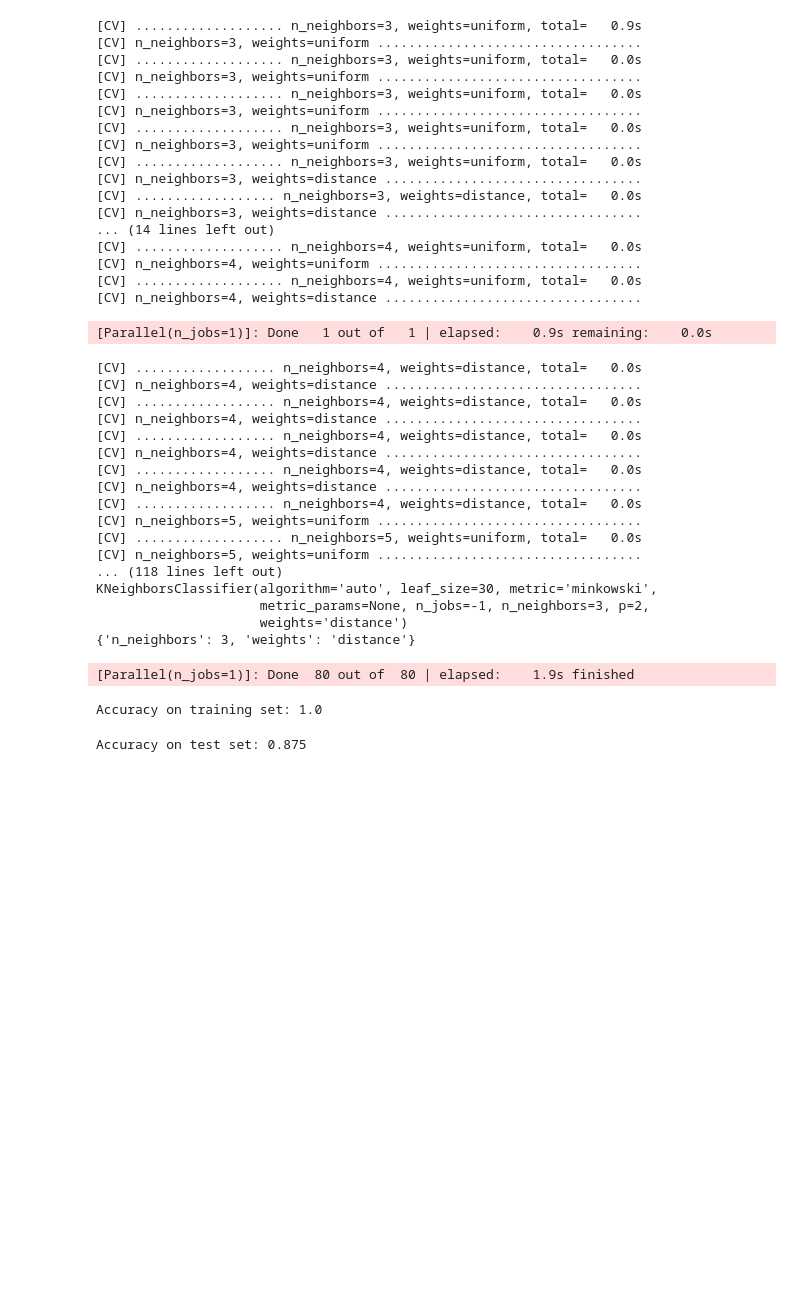
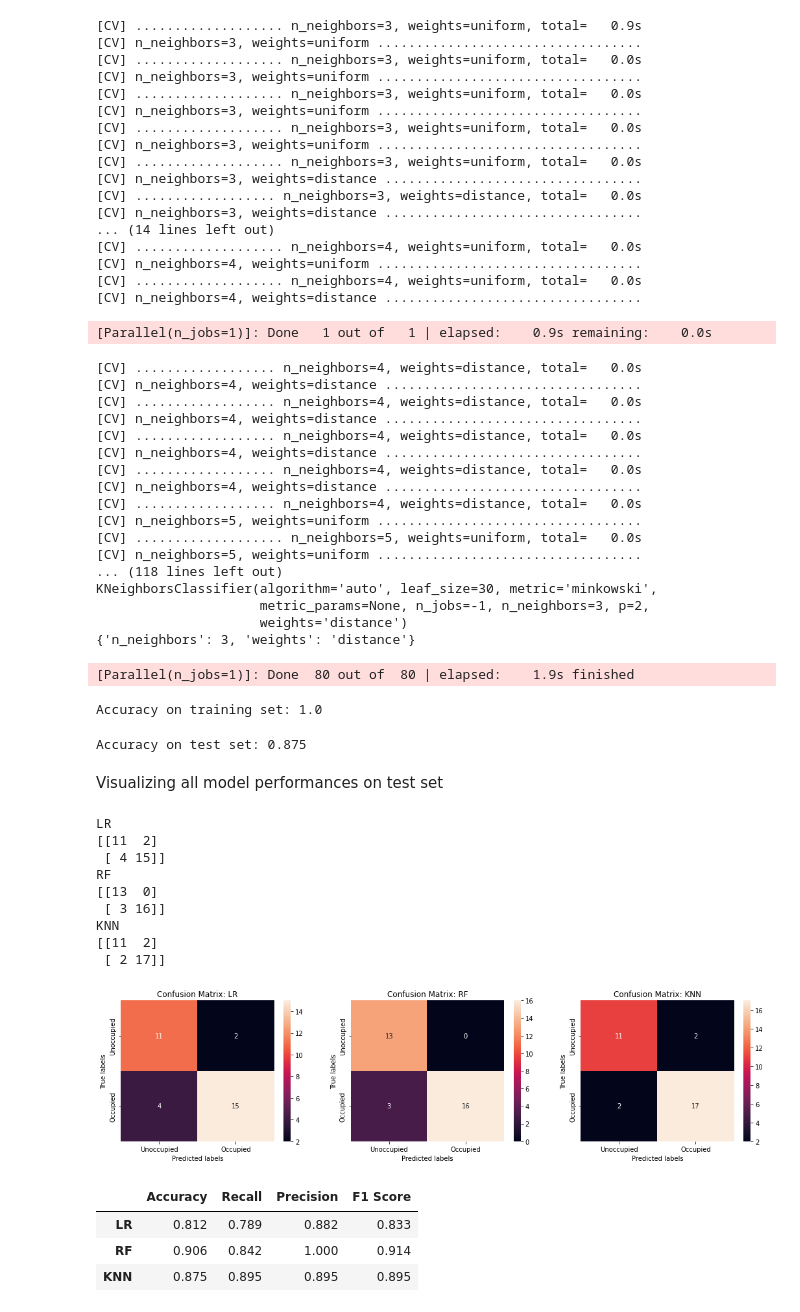
Before and after one commit to galib96/sonar-prediction-rock-mine, a Jupyter notebook: Prediction_of_mine_vs_rock_from_sonar_data.ipynb, the cells around one changed output. Cells and saved outputs as stored; diff of their text form; code cells hidden in the pictures; blank space fills up the shorter version.

Commit message:
Models evaluated and Comments added

```diff
--- a/Prediction_of_mine_vs_rock_from_sonar_data.ipynb
+++ b/Prediction_of_mine_vs_rock_from_sonar_data.ipynb
@@ -266,3 +266,83 @@ y_pred_knn = knn_model.predict(X_test)
 print("Accuracy on test set:", accuracy_score(y_test, y_pred_knn))
 # %% [output]
 Accuracy on test set: 0.875
+# %% [markdown]
+Visualizing all model performances on test set
+# %%
+# model names, models and predicted values for each model
+models = {'LR':[lr_model, y_pred_lr, y_test, X_test],
+        'RF':[rf_model, y_pred_rf, y_test, X_test],
+        'KNN':[knn_model, y_pred_knn, y_test, X_test]}
+
+# list of classes
+class_names = ['Rock','Mine']
+
+# blank dictionaries for saving evaluation metrics for each model
+accuracy = {}
+f1_score_dict = {}
+precision = {}
+recall = {}
+
+i = 1
+
+%matplotlib inline
+
+plt.figure(figsize=(18,4))
+
+for model, model_output in models.items():
+    acc = accuracy_score(model_output[2], model_output[1]) # accuracy
+    pre = precision_score(model_output[2], model_output[1]) # precision
+    rec = recall_score(model_output[2], model_output[1]) # recall
+    f1_sc = f1_score(model_output[2], model_output[1]) # f1 score
+
+    # rounding and saving values to disctionary
+    accuracy[model] = round(acc,3)
+    precision[model] = round(pre,3)
+    recall[model] = round(rec,3)
+    f1_score_dict[model] = round(f1_sc,3)
+
+    # plotting confusion matrix for each model
+    cm = confusion_matrix(model_output[2], model_output[1])
+
+    ax = plt.subplot(1,3,i)
+    sns.heatmap(cm, annot=True, ax = ax );
+
+    # labels and titles
+    ax.set_xlabel('Predicted labels');ax.set_ylabel('True labels');
+    ax.set_title('Confusion Matrix: '+model);
+    ax.xaxis.set_ticklabels(['Unoccupied', 'Occupied']); ax.yaxis.set_ticklabels(['Unoccupied', 'Occupied']);
+
+
+    print(model)
+    print(cm)
+
+    i += 1
+
+
+plt.show()
+# %% [output]
+LR
+[[11  2]
+ [ 4 15]]
+RF
+[[13  0]
+ [ 3 16]]
+KNN
+[[11  2]
+ [ 2 17]]
+[figure, added]
+# %%
+df_results = pd.concat([
+    pd.Series(accuracy).to_frame('Accuracy'),
+    pd.Series(recall).to_frame('Recall'),
+    pd.Series(precision).to_frame('Precision'),
+    pd.Series(f1_score_dict).to_frame('F1 Score')
+],
+    axis=1)
+
+df_results
+# %% [output]
+|  | Accuracy | Recall | Precision | F1 Score |
+| LR | 0.812 | 0.789 | 0.882 | 0.833 |
+| RF | 0.906 | 0.842 | 1.000 | 0.914 |
+| KNN | 0.875 | 0.895 | 0.895 | 0.895 |
```
Also changed, not shown: parts of 6 cells of this notebook.
